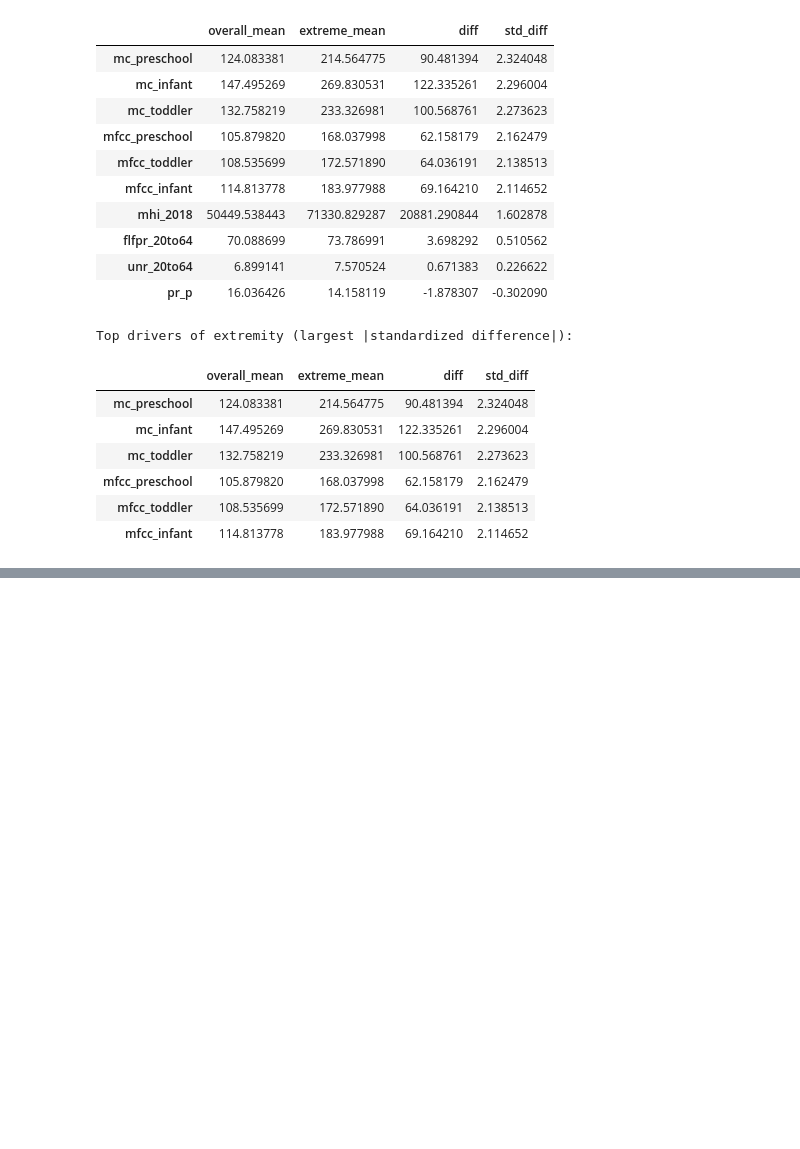
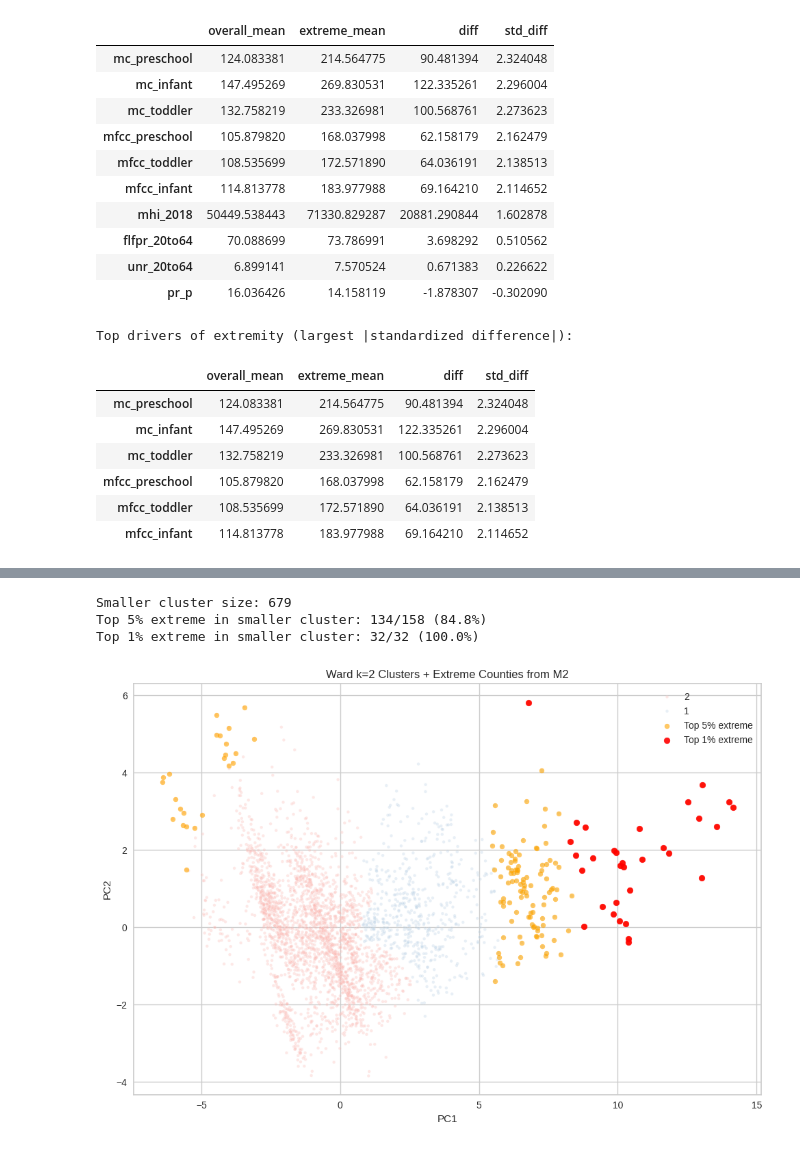
Before and after one commit to thekaitran/BA775-FallProject-KT, a Jupyter notebook: M2_FILES/Kai_Tran_ProjectM2_Q1_BA820_Team_4_Childcare_Costs.ipynb, the cells around one changed output, grey strips where cells are left out. Cells and saved outputs as stored; diff of their text form; code cells hidden in the pictures; blank space fills up the shorter version.

```diff
--- a/M2_FILES/Kai_Tran_ProjectM2_Q1_BA820_Team_4_Childcare_Costs.ipynb
+++ b/M2_FILES/Kai_Tran_ProjectM2_Q1_BA820_Team_4_Childcare_Costs.ipynb
@@ -834,0 +985,42 @@ Top drivers of extremity (largest |standardized difference|):
+# %%
+# Overlay Extreme Counties on Hierarchical Clusters
+# Extremity flags from M2
+dist_pc12 = np.sqrt(X_hier[:, 0]**2 + X_hier[:, 1]**2)
+thr_95 = np.percentile(dist_pc12, 95)
+thr_99 = np.percentile(dist_pc12, 99)
+df_avg['extreme_5pct'] = dist_pc12 >= thr_95
+df_avg['extreme_1pct'] = dist_pc12 >= thr_99
+
+# What fraction of extreme counties land in the smaller cluster?
+sizes = df_avg['hier_cluster'].value_counts()
+small_cluster = sizes.idxmin()
+in_small = df_avg['hier_cluster'] == small_cluster
+
+overlap_5 = (df_avg['extreme_5pct'] & in_small).sum()
+overlap_1 = (df_avg['extreme_1pct'] & in_small).sum()
+
+print(f"Smaller cluster size: {sizes[small_cluster]}")
+print(f"Top 5% extreme in smaller cluster: {overlap_5}/{df_avg['extreme_5pct'].sum()} ({overlap_5/df_avg['extreme_5pct'].sum()*100:.1f}%)")
+print(f"Top 1% extreme in smaller cluster: {overlap_1}/{df_avg['extreme_1pct'].sum()} ({overlap_1/df_avg['extreme_1pct'].sum()*100:.1f}%)")
+
+# Plot
+plt.figure(figsize=(10, 7))
+sns.scatterplot(x=X_hier[:, 0], y=X_hier[:, 1],
+                hue=df_avg['hier_cluster'], palette='Pastel1', alpha=0.3, s=10)
+plt.scatter(X_hier[df_avg['extreme_5pct'].values, 0],
+            X_hier[df_avg['extreme_5pct'].values, 1],
+            c='orange', alpha=0.6, s=25, label='Top 5% extreme')
+plt.scatter(X_hier[df_avg['extreme_1pct'].values, 0],
+            X_hier[df_avg['extreme_1pct'].values, 1],
+            c='red', alpha=0.9, s=40, label='Top 1% extreme')
+plt.xlabel("PC1")
+plt.ylabel("PC2")
+plt.title("Ward k=2 Clusters + Extreme Counties from M2")
+plt.legend()
+plt.tight_layout()
+plt.show()
+# %% [output]
+Smaller cluster size: 679
+Top 5% extreme in smaller cluster: 134/158 (84.8%)
+Top 1% extreme in smaller cluster: 32/32 (100.0%)
+[figure, added]
```
Also changed, not shown: parts of 12 cells of this notebook.
